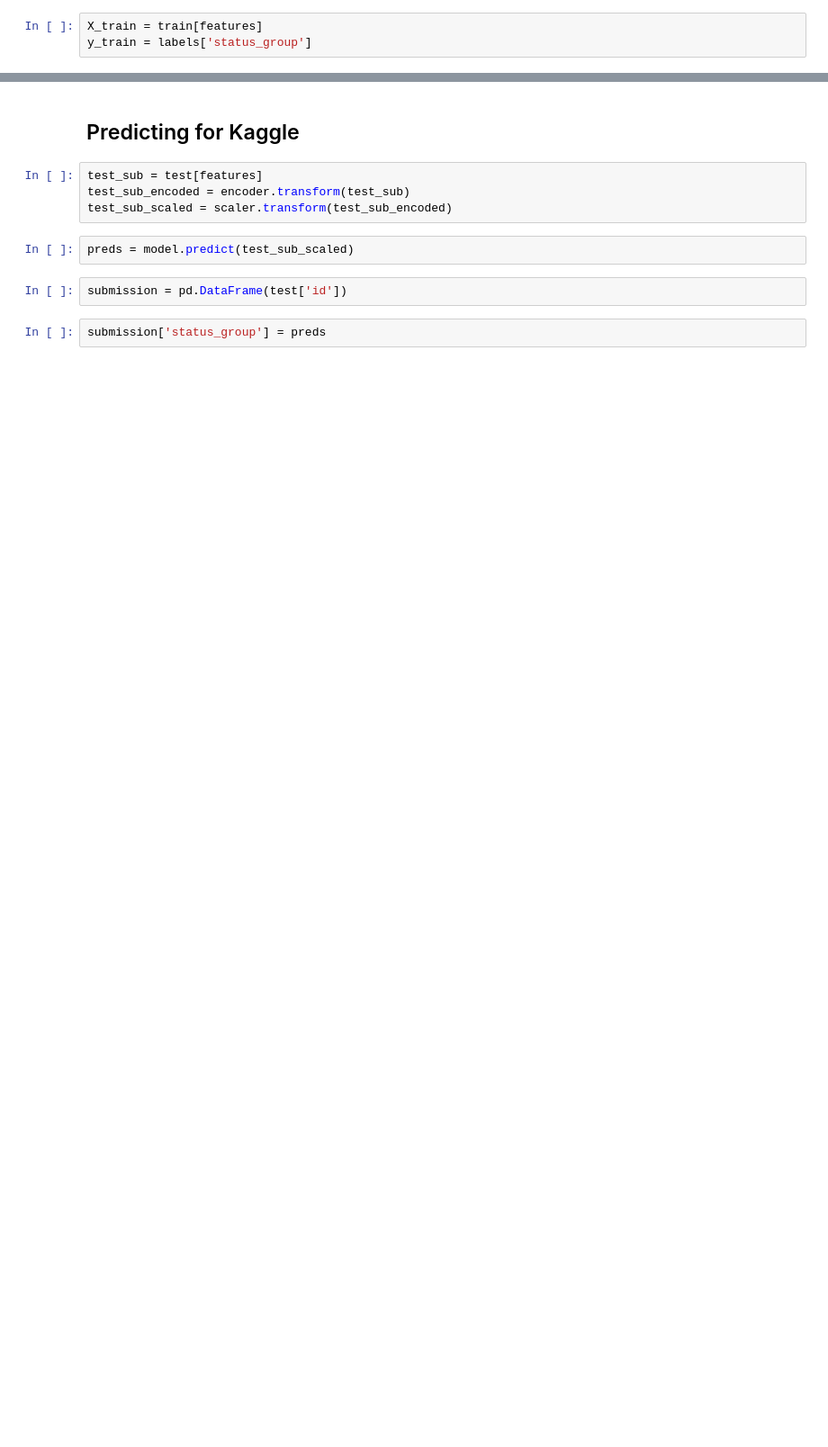
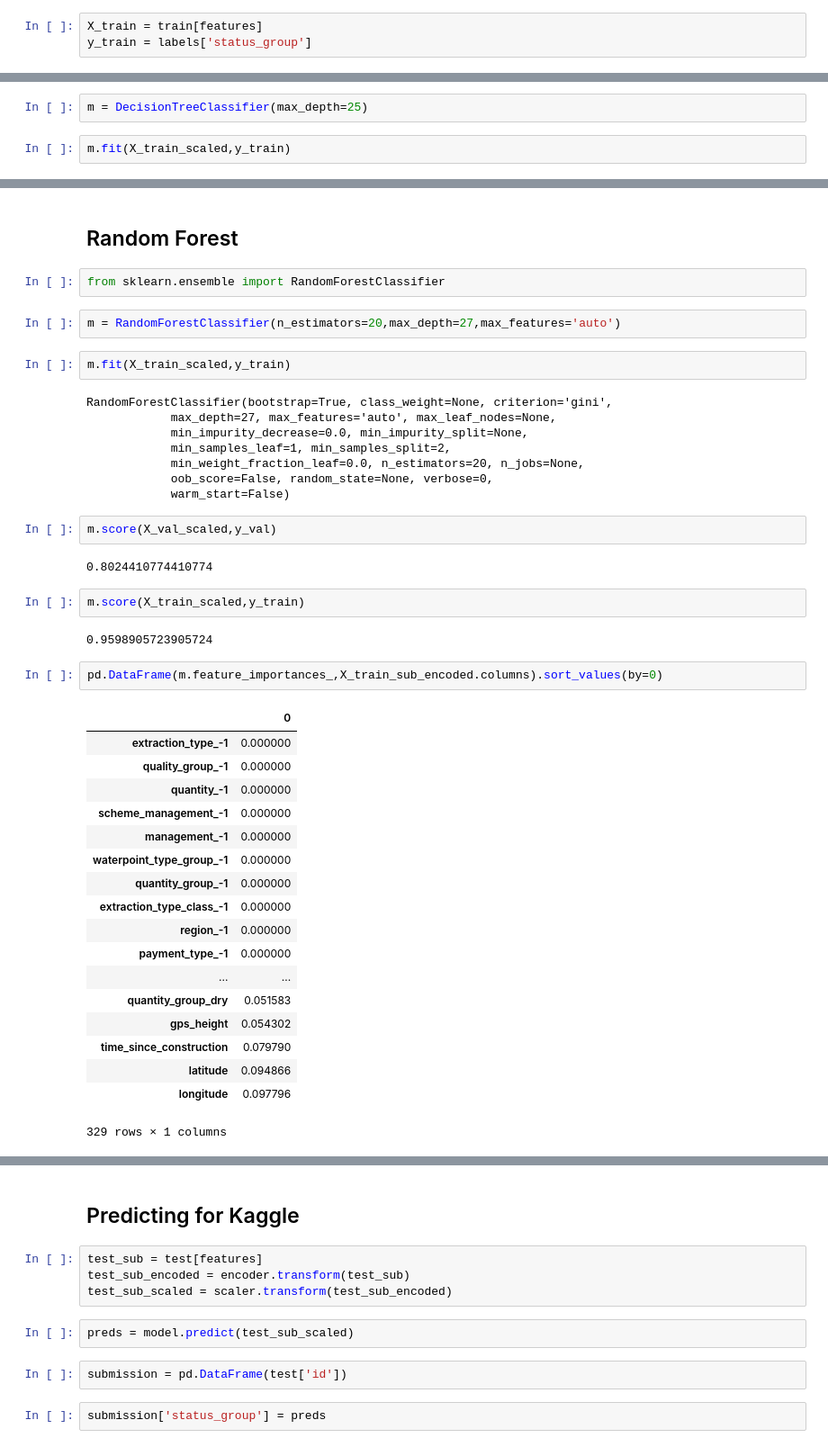
Before and after one commit to LambdaSchool/DS-Unit-2-Classification-1, a Jupyter notebook: module1-logistic-regression/kaggle_class_comp.ipynb, the cells around one changed output, grey strips where cells are left out. Shown: that part at 90% size. Saved outputs shown, nothing was run; the diff lists cells and outputs as text; blank space fills up the shorter version.

Commit message:
random forest implementation

```diff
--- a/module1-logistic-regression/kaggle_class_comp.ipynb
+++ b/module1-logistic-regression/kaggle_class_comp.ipynb
@@ -150,0 +178,4 @@ model.score(X_test_scaled,y_test)
+# %%
+m = DecisionTreeClassifier(max_depth=25)
+# %%
+m.fit(X_train_scaled,y_train)
@@ -150,0 +211,45 @@ model.score(X_test_scaled,y_test)
+# %% [markdown]
+## Random Forest
+# %%
+from sklearn.ensemble import RandomForestClassifier
+# %%
+m = RandomForestClassifier(n_estimators=20,max_depth=27,max_features='auto')
+# %%
+m.fit(X_train_scaled,y_train)
+# %% [output]
+RandomForestClassifier(bootstrap=True, class_weight=None, criterion='gini',
+            max_depth=27, max_features='auto', max_leaf_nodes=None,
+            min_impurity_decrease=0.0, min_impurity_split=None,
+            min_samples_leaf=1, min_samples_split=2,
+            min_weight_fraction_leaf=0.0, n_estimators=20, n_jobs=None,
+            oob_score=False, random_state=None, verbose=0,
+            warm_start=False)
+# %%
+m.score(X_val_scaled,y_val)
+# %% [output]
+0.8024410774410774
+# %%
+m.score(X_train_scaled,y_train)
+# %% [output]
+0.9598905723905724
+# %%
+pd.DataFrame(m.feature_importances_,X_train_sub_encoded.columns).sort_values(by=0)
+# %% [output]
+|  | 0 |
+| extraction_type_-1 | 0.000000 |
+| quality_group_-1 | 0.000000 |
+| quantity_-1 | 0.000000 |
+| scheme_management_-1 | 0.000000 |
+| management_-1 | 0.000000 |
+| waterpoint_type_group_-1 | 0.000000 |
+| quantity_group_-1 | 0.000000 |
+| extraction_type_class_-1 | 0.000000 |
+| region_-1 | 0.000000 |
+| payment_type_-1 | 0.000000 |
+| ... | ... |
+| quantity_group_dry | 0.051583 |
+| gps_height | 0.054302 |
+| time_since_construction | 0.079790 |
+| latitude | 0.094866 |
+| longitude | 0.097796 |
+329 rows × 1 columns
```
Also changed, not shown: parts of 50 cells of this notebook.
